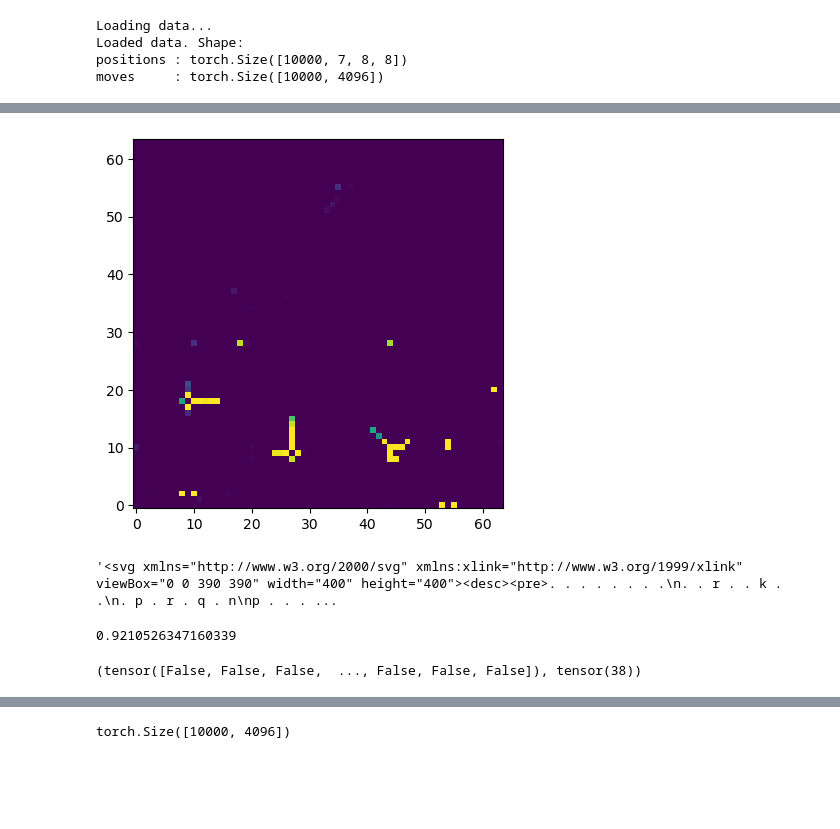
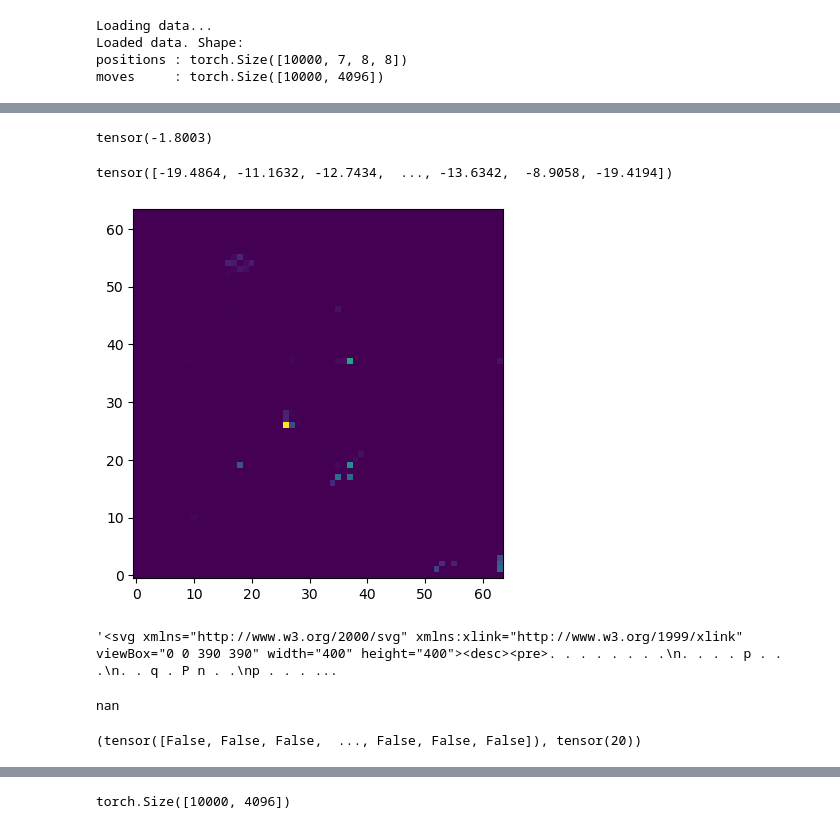
Before and after one commit to krkartikay/chess-sl, a Jupyter notebook: visualizations.ipynb, the cells around one changed output, grey strips where cells are left out. Cells and saved outputs as stored; diff of their text form; code cells hidden in the pictures; blank space fills up the shorter version.

Commit message:
visualizations

```diff
--- a/visualizations.ipynb
+++ b/visualizations.ipynb
@@ -25,7 +26,7 @@ import chess
 import chess.svg
 from chess_utils import action_to_move, move_to_action, board_to_tensor, tensor_to_board
 # %%
-idx = 734
+idx = 142
 # %%
 board = positions[idx]
 moves = valid_moves[idx]
@@ -40,23 +46,29 @@ plot_move_set(moves)
+# %%
+print(predicted_logits.max())
+predicted_logits
+# %% [output]
+tensor(-1.8003)
+tensor([-19.4864, -11.1632, -12.7434,  ..., -13.6342,  -8.9058, -19.4194])
 # %%
-predicted_moves = model(positions[[idx]])[0].detach()
+predicted_moves = F.softmax(model(positions[[idx]]), dim=1)[0].detach()
 plot_move_set(predicted_moves)
 # %% [output]
-[figure, old version]
+[figure, new version]
 # %%
 plot_board_moves(tensor_to_board(board), predicted_moves, k=200)
 # %% [output]
-'<svg xmlns="http://www.w3.org/2000/svg" xmlns:xlink="http://www.w3.org/1999/xlink" viewBox="0 0 390 390" width="400" height="400"><desc><pre>. . . . . . . .\n. . r . . k . .\n. p . r . q . n\np . . . ...
+'<svg xmlns="http://www.w3.org/2000/svg" xmlns:xlink="http://www.w3.org/1999/xlink" viewBox="0 0 390 390" width="400" height="400"><desc><pre>. . . . . . . .\n. . . . p . . .\n. . q . P n . .\np . . . ...
 # %%
 from evaluate import calculate_precision, calculate_recall
 # %%
 calculate_precision(predicted_moves, moves)
 # %% [output]
-0.9210526347160339
+nan
 # %%
-predicted_positives = (predicted_moves >= 0.5)
+predicted_positives = (predicted_moves >= 0.01)
 predicted_positives, predicted_positives.sum()
 # %% [output]
-(tensor([False, False, False,  ..., False, False, False]), tensor(38))
+(tensor([False, False, False,  ..., False, False, False]), tensor(20))
 # %%
 true_positives = predicted_positives & moves.bool()
 true_positives, true_positives.sum()
```
Also changed, not shown: parts of 14 cells of this notebook, 3 other files.
